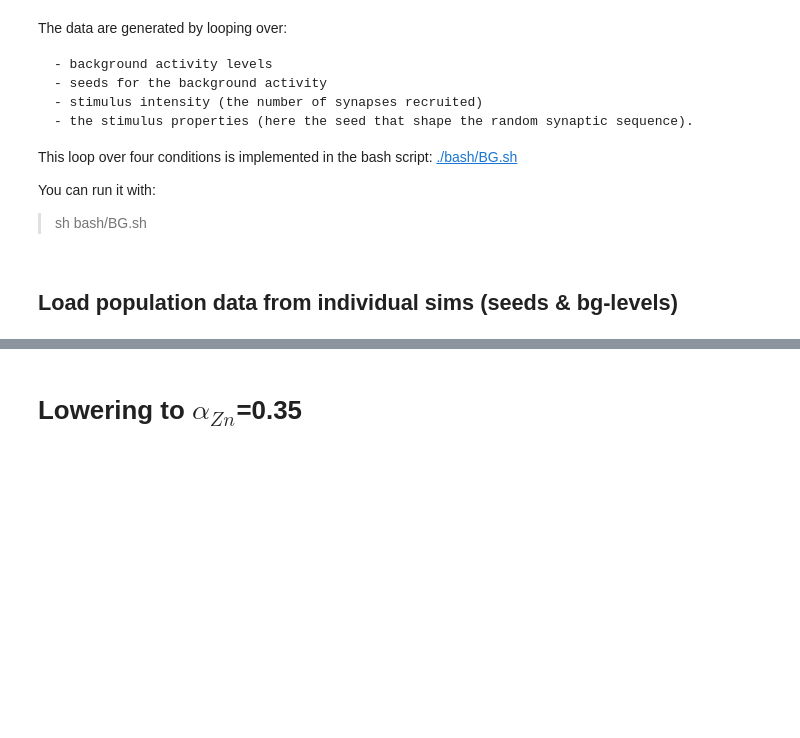
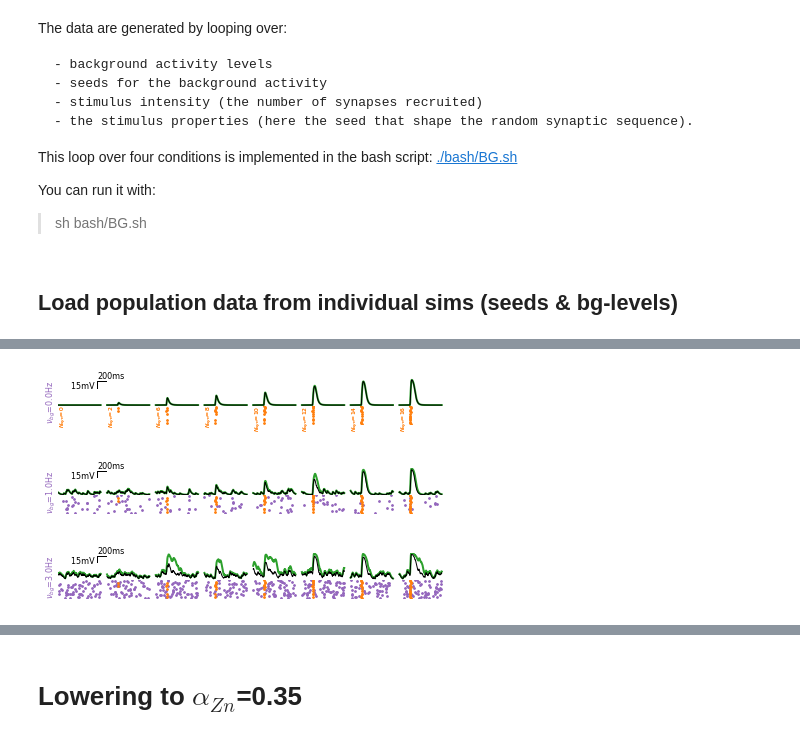
Before and after one commit to yzerlaut/zinc-NMDA-modulation, a Jupyter notebook: Sensitivity_to_Background_Modulation.ipynb, the cells around one changed output, grey strips where cells are left out. Drawn from its saved outputs; the diff is of its cells as text; code cells hidden in the pictures; blank space fills up the shorter version.

```diff
--- a/Sensitivity_to_Background_Modulation.ipynb
+++ b/Sensitivity_to_Background_Modulation.ipynb
@@ -133,0 +168,13 @@ fig = plot_single_sim_data(RESP, bg_level=4., **props)
+# %%
+props= {'NSTIMs':[0, 2, 6, 8, 10, 12, 14, 16],
+        'syn_location':0, 'seed':4, 'stimseed':1, 'VLIM':[-76,-15],
+        'alphaZn':[0., 0.45], 'COLORS':[ge.green, 'k'], 'LWS':[2,1],
+        'with_ampa_only':True, 'figsize':(2.5,.1),
+        'shift':150, 'view':[-250,750]}
+plot_single_sim_data(RESP, bg_level=0., **props).savefig('figures/fig11a.svg')
+plot_single_sim_data(RESP, bg_level=1., **props).savefig('figures/fig11b.svg')
+plot_single_sim_data(RESP, bg_level=3., **props).savefig('figures/fig11c.svg')
+# %% [output]
+[figure, added]
+[figure, added]
+[figure, added]
```
Also changed, not shown: parts of 26 cells of this notebook, 3 other files.
